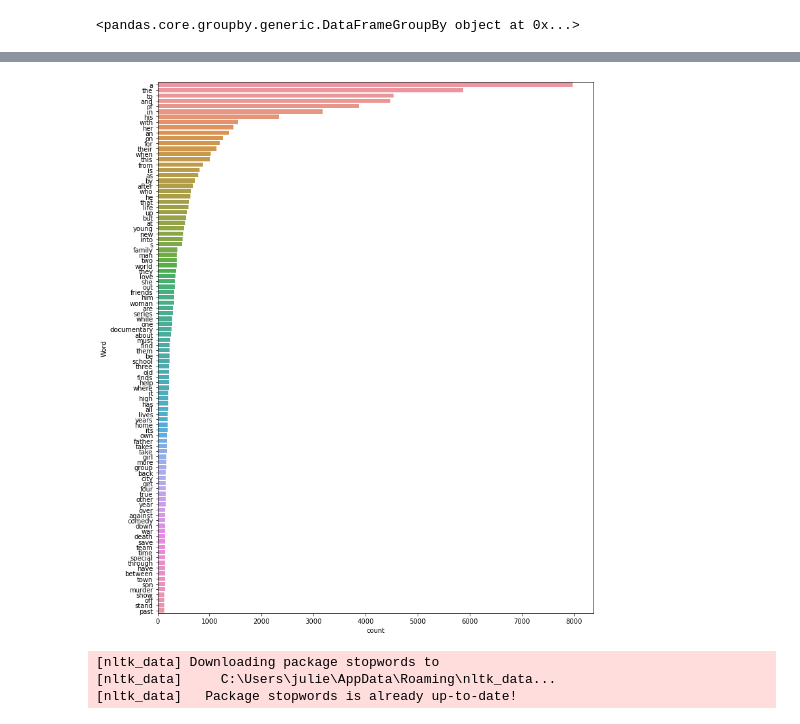
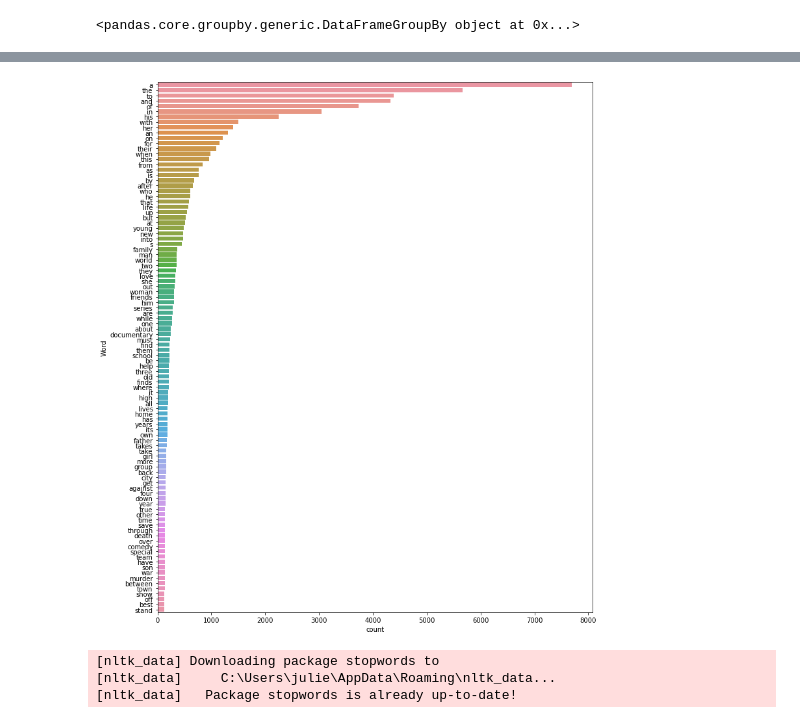
Before and after one commit to HaifaNajdawi/The_big_chill, a Jupyter notebook: static/data/Description Rating_model.ipynb, the cells around one changed output, grey strips where cells are left out. Cells and saved outputs as stored; diff of their text form; code cells hidden in the pictures.

Commit message:
Refined rating model

```diff
--- a/static/data/Description Rating_model.ipynb
+++ b/static/data/Description Rating_model.ipynb
@@ -48,3 +48,7 @@ ratings_df
 | G | 37 |
 | UR | 7 |
 | NC-17 | 2 |
+# %%
+# NR and UR are essentially null data -- there is no rating -- so drop those records
+rated_movies_list = movies_list.drop(movies_list[(movies_list['rating'] == 'NR') | (movies_list['rating'] == 'UR')].index)
+rated_movies_list
@@ -51,4 +69,13 @@ ratings_df
+# %%
+# Consolidate ratings to eliminate close matches and improve predictive model
+rated_movies_list.replace(regex={'TV-MA': 'R'}, inplace=True)
+rated_movies_list.replace(to_replace ="TV-14",
+                 value ="PG-13", inplace=True)
+rated_movies_list.replace(to_replace =["TV-Y7","TV-G","TV-Y","TV-Y7-FV"],
+                 value ="G", inplace=True)
+rated_movies_list.replace(to_replace ="TV-PG",
+                 value ="PG", inplace=True)
 # %%
-movies_list["rating"] = movies_list["rating"].str.split('\s*,\s*')
-movies_list["rating"].explode().nunique()
+rated_movies_list["rating"] = rated_movies_list["rating"].str.split('\s*,\s*')
+rated_movies_list["rating"].explode().nunique()
 # %% [output]
@@ -73,7 +100,7 @@ def clean_text(text):
     return text
 
 
-movies_list['clean_description'] = movies_list['description'].apply(lambda x: clean_text(x))
-movies_list.head()
+rated_movies_list['clean_description'] = rated_movies_list['description'].apply(lambda x: clean_text(x))
+rated_movies_list.head()
 # %% [output]
 |  | title | rating | description | clean_description |
@@ -85,23 +112,23 @@ movies_list.head()
 # %%
 def freq_words(x, terms = 30):
   all_words = ' '.join([text for text in x])
   all_words = all_words.split()
   fdist = nltk.FreqDist(all_words)
   words_df = pd.DataFrame({'word':list(fdist.keys()), 'count':list(fdist.values())})
 
   # selecting top 20 most frequent words
   d = words_df.nlargest(columns="count", n = terms)
 
   # visualize words and frequencies
   plt.figure(figsize=(12,15))
   ax = sns.barplot(data=d, x= "count", y = "word")
   ax.set(ylabel = 'Word')
   plt.show()
 
 # print 100 most frequent words
-freq_words(movies_list['clean_description'], 100)
+freq_words(rated_movies_list['clean_description'], 100)
 # %% [output]
-[figure, old version]
+[figure, new version]
 # %%
 nltk.download('stopwords')
 # %% [output]
```
Also changed, not shown: parts of 14 cells of this notebook, 1 other file.
